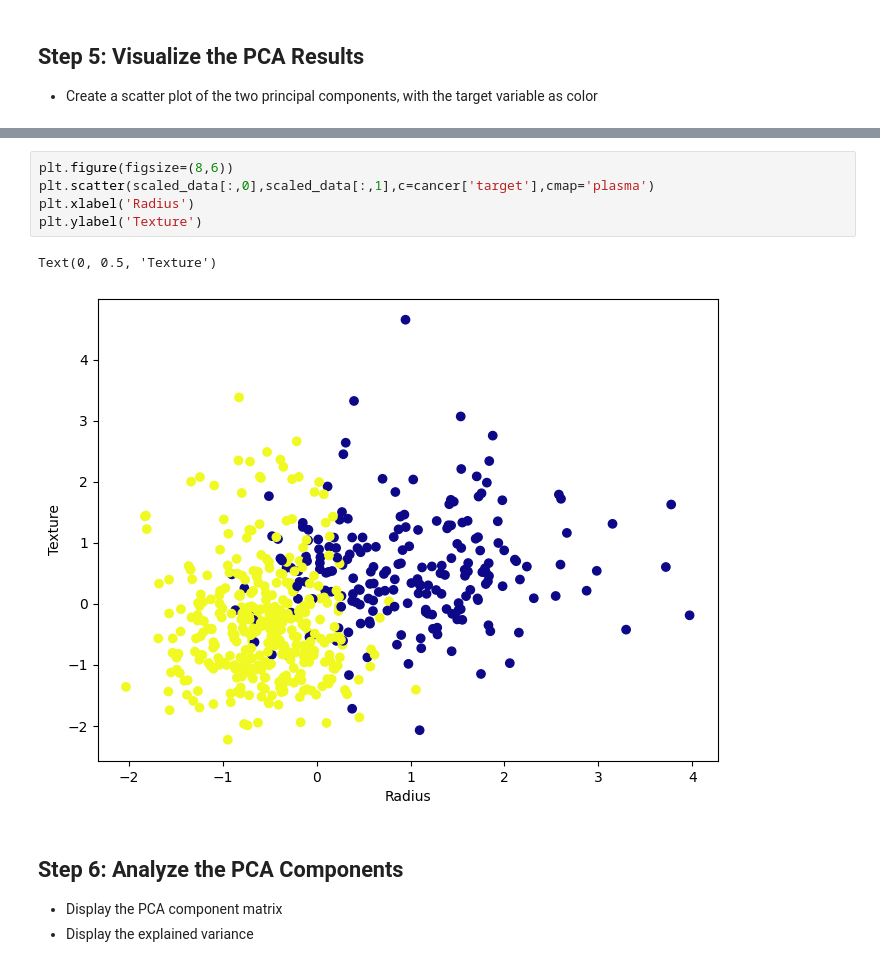
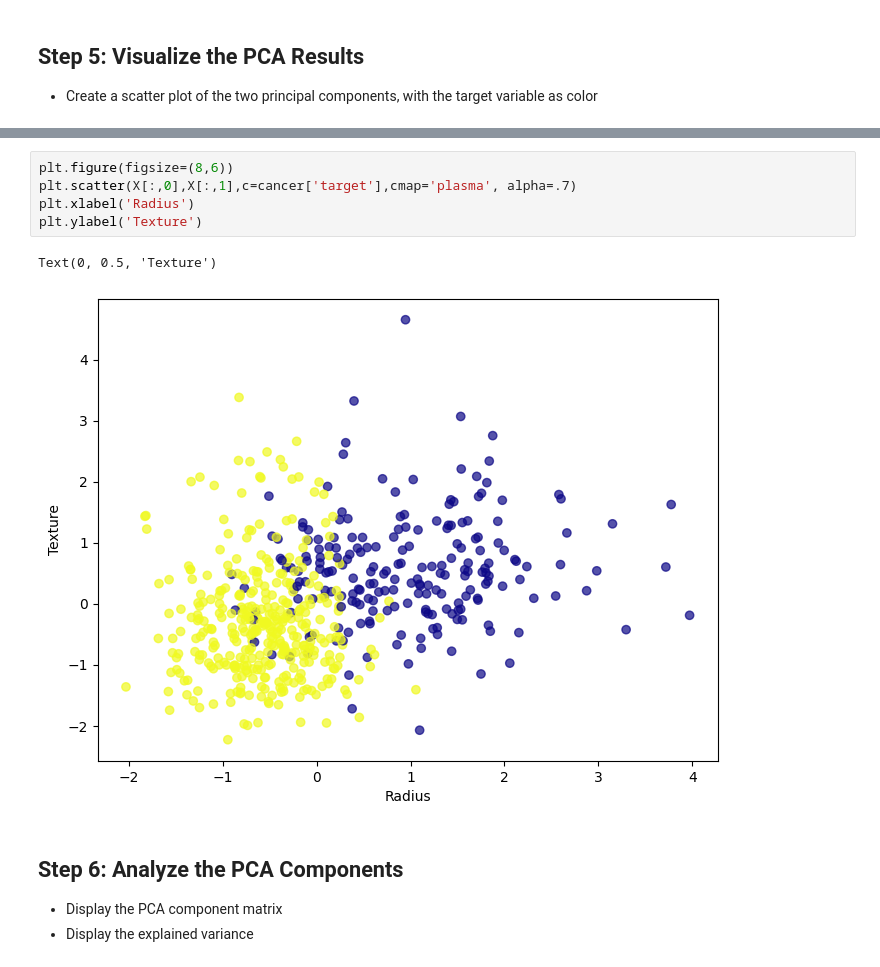
Before and after one commit to BasselD/ai-ml-training, a Jupyter notebook: 02_data_analysis_and_preprocessing/dimensionality_reduction.ipynb, the cells around one changed output, grey strips where cells are left out. Saved outputs shown, nothing was run; the diff lists cells and outputs as text.

```diff
--- a/02_data_analysis_and_preprocessing/dimensionality_reduction.ipynb
+++ b/02_data_analysis_and_preprocessing/dimensionality_reduction.ipynb
@@ -211,11 +211,11 @@ Text(0, 0.5, 'Second Principal Component')
 # %%
 plt.figure(figsize=(8,6))
-plt.scatter(scaled_data[:,0],scaled_data[:,1],c=cancer['target'],cmap='plasma')
+plt.scatter(X[:,0],X[:,1],c=cancer['target'],cmap='plasma', alpha=.7)
 plt.xlabel('Radius')
 plt.ylabel('Texture')
 # %% [output]
 Text(0, 0.5, 'Texture')
-[figure, old version]
+[figure, new version]
 # %% [markdown]
 ## Step 6: Analyze the PCA Components
 
```
Also changed, not shown: parts of 2 cells of this notebook, 1 other file.
